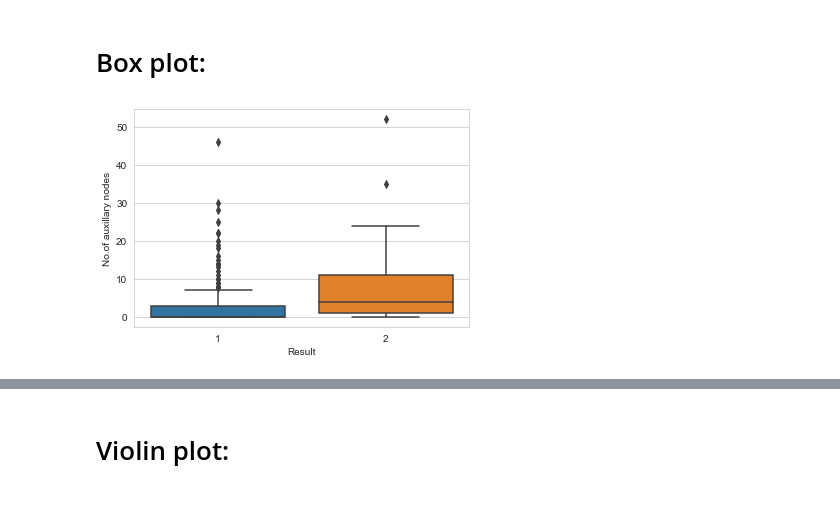
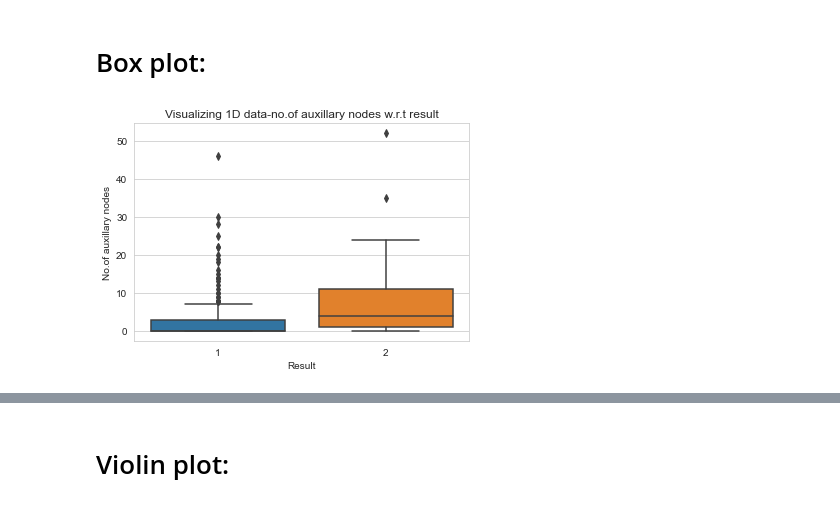
Before and after one commit to Chaitanya-Majety/Jupyter, a Jupyter notebook: Jupyter Notebooks/Data Analysis/haberman.ipynb, the cells around one changed output, grey strips where cells are left out. Saved outputs shown, nothing was run; the diff lists cells and outputs as text; code cells hidden in the pictures.

```diff
--- a/Jupyter Notebooks/Data Analysis/haberman.ipynb
+++ b/Jupyter Notebooks/Data Analysis/haberman.ipynb
@@ -284,6 +385,7 @@ Quantiles:
 # Box plot:
 # %%
 sns.boxplot(x='Result',y='No.of auxillary nodes', data=df)
+plt.title("Visualizing 1D data-no.of auxillary nodes w.r.t result")
 plt.show()
 # %% [output]
-[figure, old version]
+[figure, new version]
```
Also changed, not shown: parts of 73 cells of this notebook.
